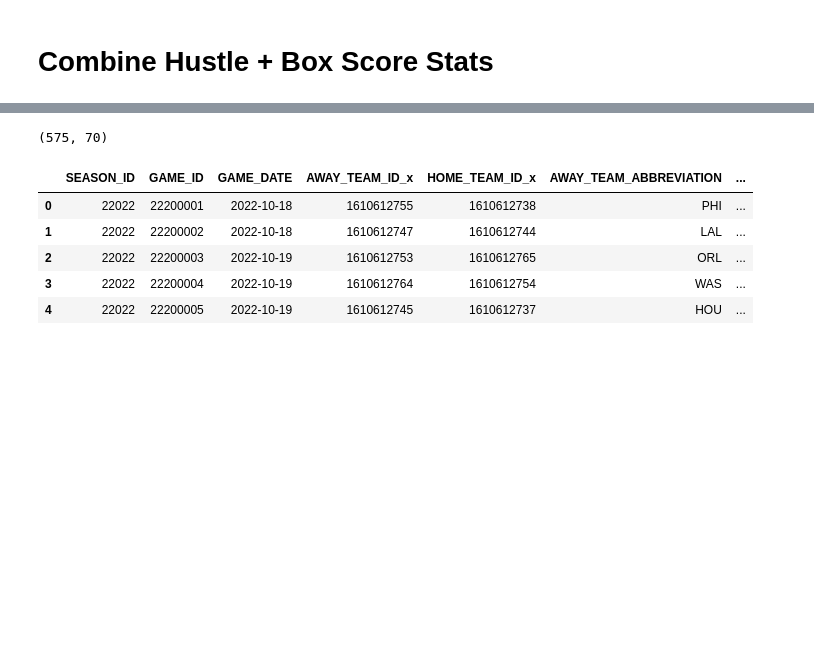
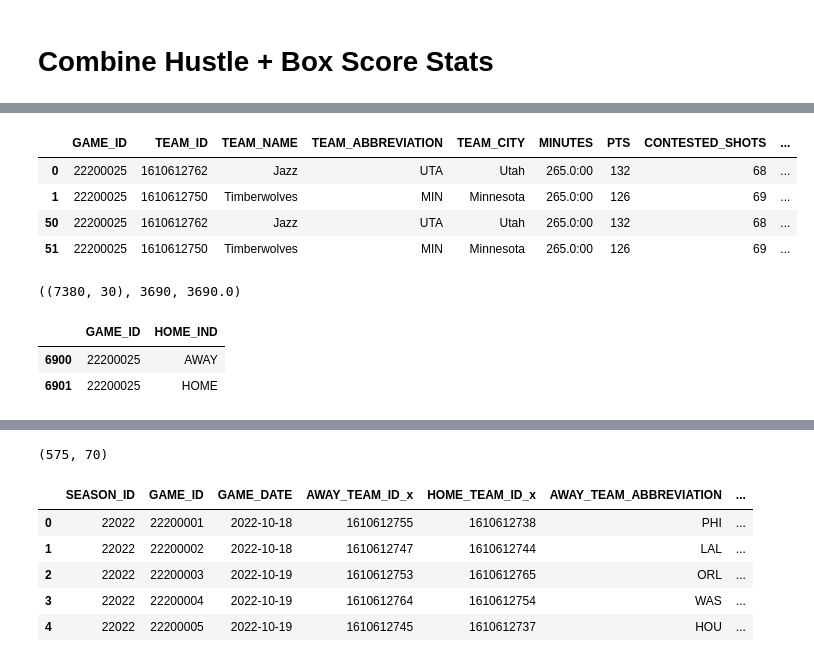
Before and after one commit to samluxenberg1/nba_hustle_sdg, a Jupyter notebook: notebooks/hustle_and_boxscore.ipynb, the cells around one changed output, grey strips where cells are left out. Drawn from its saved outputs; the diff is of its cells as text; code cells hidden in the pictures; blank space fills up the shorter version.

```diff
--- a/notebooks/hustle_and_boxscore.ipynb
+++ b/notebooks/hustle_and_boxscore.ipynb
@@ -103 +136,21 @@ df_hustle_res = df_hustle_pivot.reset_index()
+# %%
+df_hustle[df_hustle['GAME_ID']==22200025]
+# %% [output]
+|  | GAME_ID | TEAM_ID | TEAM_NAME | TEAM_ABBREVIATION | TEAM_CITY | MINUTES | PTS | CONTESTED_SHOTS | ... |
+| 0 | 22200025 | 1610612762 | Jazz | UTA | Utah | 265.0:00 | 132 | 68 | ... |
+| 1 | 22200025 | 1610612750 | Timberwolves | MIN | Minnesota | 265.0:00 | 126 | 69 | ... |
+| 50 | 22200025 | 1610612762 | Jazz | UTA | Utah | 265.0:00 | 132 | 68 | ... |
+| 51 | 22200025 | 1610612750 | Timberwolves | MIN | Minnesota | 265.0:00 | 126 | 69 | ... |
+# %%
+df_logs.shape, df_logs['GAME_ID'].nunique(), 7380/2
+# %% [output]
+((7380, 30), 3690, 3690.0)
+# %%
+df_ex = df_hustle_m[['GAME_ID','HOME_IND']].copy()
+df_ex[df_ex.duplicated()]
+df_ex[df_ex['GAME_ID'] == 22200025]
+# %% [output]
+|  | GAME_ID | HOME_IND |
+| 6900 | 22200025 | AWAY |
+| 6901 | 22200025 | HOME |
 # %%
```
Also changed, not shown: parts of 12 cells of this notebook, 2 other files.
